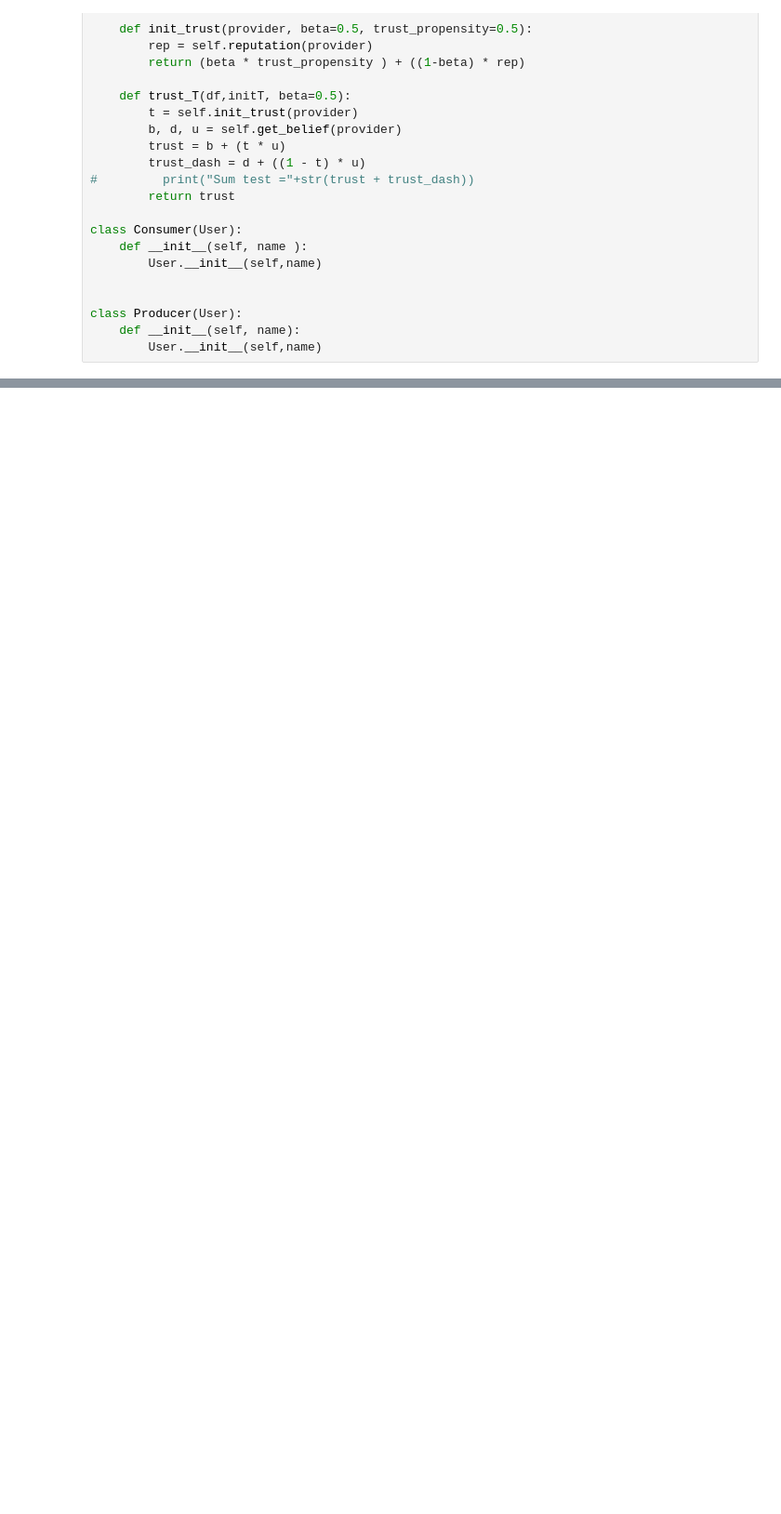
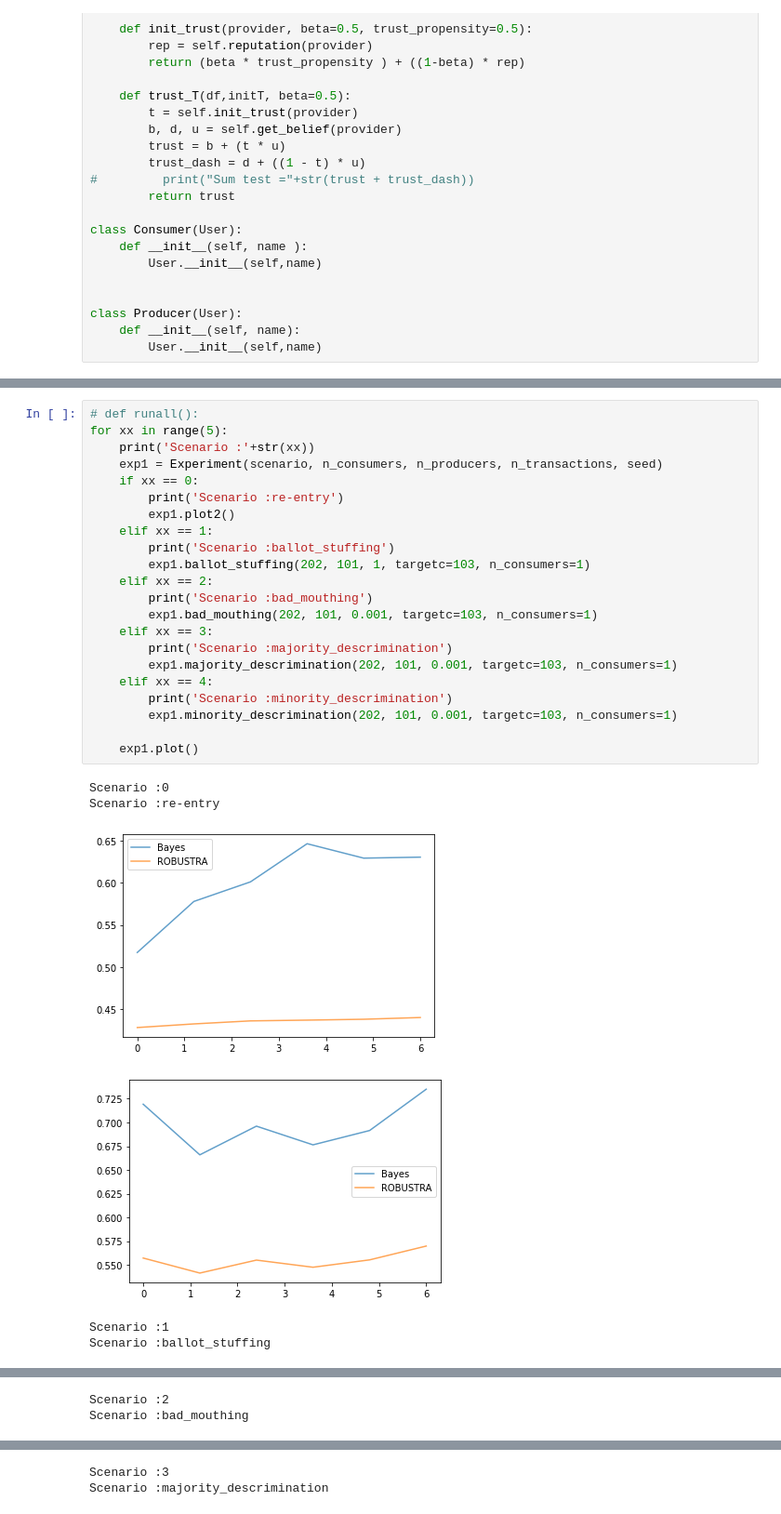
Before and after one commit to xahiru/robustra, a Jupyter notebook: forgraphing_agenbased.ipynb, the cells around one changed output, grey strips where cells are left out. Shown: that part at 93% size. Drawn from its saved outputs; the diff is of its cells as text; blank space fills up the shorter version.

```diff
--- a/forgraphing_agenbased.ipynb
+++ b/forgraphing_agenbased.ipynb
@@ -312,3 +318,32 @@ n_transactions = 250
 seed = 100
 
 %matplotlib inline
+# %%
+# def runall():
+for xx in range(5):
+    print('Scenario :'+str(xx))
+    exp1 = Experiment(scenario, n_consumers, n_producers, n_transactions, seed)
+    if xx == 0:
+        print('Scenario :re-entry')
+        exp1.plot2()
+    elif xx == 1:
+        print('Scenario :ballot_stuffing')
+        exp1.ballot_stuffing(202, 101, 1, targetc=103, n_consumers=1)
+    elif xx == 2:
+        print('Scenario :bad_mouthing')
+        exp1.bad_mouthing(202, 101, 0.001, targetc=103, n_consumers=1)
+    elif xx == 3:
+        print('Scenario :majority_descrimination')
+        exp1.majority_descrimination(202, 101, 0.001, targetc=103, n_consumers=1)
+    elif xx == 4:
+        print('Scenario :minority_descrimination')
+        exp1.minority_descrimination(202, 101, 0.001, targetc=103, n_consumers=1)
+
+    exp1.plot()
+# %% [output]
+Scenario :0
+Scenario :re-entry
+[figure, added]
+[figure, added]
+Scenario :1
+Scenario :ballot_stuffing
@@ -314,0 +351,2 @@ seed = 100
+Scenario :2
+Scenario :bad_mouthing
@@ -314,0 +354,2 @@ seed = 100
+Scenario :3
+Scenario :majority_descrimination
```
Also changed, not shown: parts of 4 cells of this notebook.
